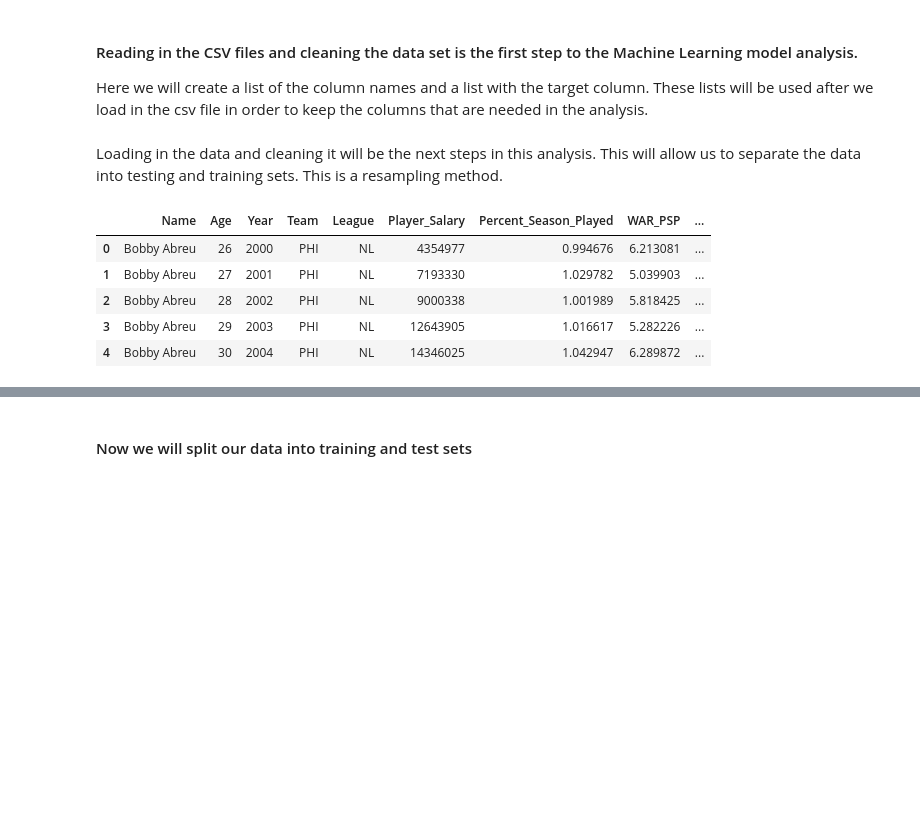
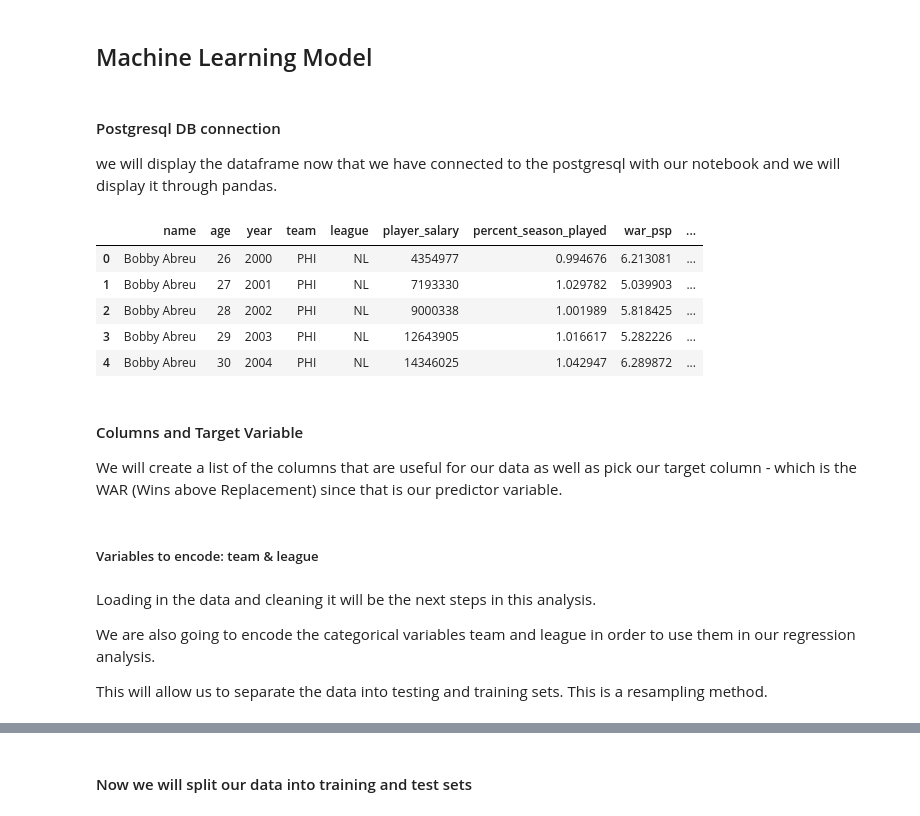
Before and after one commit to emoodyv/BaseballWARvContracts, a Jupyter notebook: WAR_MLmodel.ipynb, the cells around one changed output, grey strips where cells are left out. Cells and saved outputs as stored; diff of their text form; code cells hidden in the pictures; blank space fills up the shorter version.

```diff
--- a/WAR_MLmodel.ipynb
+++ b/WAR_MLmodel.ipynb
@@ -8,0 +1,12 @@ from collections import Counter
+# %% [markdown]
+## Machine Learning Model
+# %%
+import psycopg2
+import pandas as pd
+import pandas.io.sql as sqlio
+from config import database, user, password, host, port
+
+con = psycopg2.connect(database=database, user=user, password=password, host=host, port=port)
+sql = "SELECT * FROM Players;"
+all_df = sqlio.read_sql_query(sql, con)
+con = None
@@ -9,5 +22,16 @@ from collections import Counter
+# %% [markdown]
+#### Postgresql DB connection
+we will display the dataframe now that we have connected to the postgresql with our notebook and we will display it through pandas.
+# %%
+all_df.head()
+# %% [output]
+|  | name | age | year | team | league | player_salary | percent_season_played | war_psp | ... |
+| 0 | Bobby Abreu | 26 | 2000 | PHI | NL | 4354977 | 0.994676 | 6.213081 | ... |
+| 1 | Bobby Abreu | 27 | 2001 | PHI | NL | 7193330 | 1.029782 | 5.039903 | ... |
+| 2 | Bobby Abreu | 28 | 2002 | PHI | NL | 9000338 | 1.001989 | 5.818425 | ... |
+| 3 | Bobby Abreu | 29 | 2003 | PHI | NL | 12643905 | 1.016617 | 5.282226 | ... |
+| 4 | Bobby Abreu | 30 | 2004 | PHI | NL | 14346025 | 1.042947 | 6.289872 | ... |
 # %% [markdown]
-#### Reading in the CSV files and cleaning the data set is the first step to the Machine Learning model analysis.
-
-Here we will create a list of the column names and a list with the target column. These lists will be used after we load in the csv file in order to keep the columns that are needed in the analysis.
+#### Columns and Target Variable
+We will create a list of the columns that are useful for our data as well as pick our target column - which is the WAR (Wins above Replacement) since that is our predictor variable.
 # %%
@@ -18,42 +43,8 @@ target = ["WAR_PSP"]
+# %% [markdown]
+##### Variables to encode: team & league
 # %% [markdown]
-Loading in the data and cleaning it will be the next steps in this analysis. This will allow us to separate the data into testing and training sets. This is a resampling method.
+Loading in the data and cleaning it will be the next steps in this analysis.
+
+We are also going to encode the categorical variables team and league in order to use them in our regression analysis.
+
+This will allow us to separate the data into testing and training sets. This is a resampling method.
-# %%
-MLB_data = Path('Resources/all_players.csv')
-
-MLB_df = pd.read_csv(MLB_data)
-
-
-# dropping the null values will help us get rid of any empty data
-# this will prevent skewed results - we do this to both rows and columns
-
-# dropping null rows
-MLB_df = MLB_df.dropna()
-
-# converting to numerical values
-
-# converting target column values to high_WAR and low_WAR based on their values
-
-# This will be done using a boundary
-
-#x = { 'Current' : 'low_WAR'}
-#MLB_df = MLB_df.replace(x)
-
-# x dict from keys - need to look at the final csv file to
-
-# x = dict.fromkeys([])
-# MLB_df = MLB_df.replace(x)
-
-# resetting the index
-
-MLB_df.reset_index(inplace=True, drop=True)
-
-# display our MLB data frame
-
-MLB_df.head()
-# %% [output]
-|  | Name | Age | Year | Team | League | Player_Salary | Percent_Season_Played | WAR_PSP | ... |
-| 0 | Bobby Abreu | 26 | 2000 | PHI | NL | 4354977 | 0.994676 | 6.213081 | ... |
-| 1 | Bobby Abreu | 27 | 2001 | PHI | NL | 7193330 | 1.029782 | 5.039903 | ... |
-| 2 | Bobby Abreu | 28 | 2002 | PHI | NL | 9000338 | 1.001989 | 5.818425 | ... |
-| 3 | Bobby Abreu | 29 | 2003 | PHI | NL | 12643905 | 1.016617 | 5.282226 | ... |
-| 4 | Bobby Abreu | 30 | 2004 | PHI | NL | 14346025 | 1.042947 | 6.289872 | ... |
```
Also changed, not shown: parts of 23 cells of this notebook.
